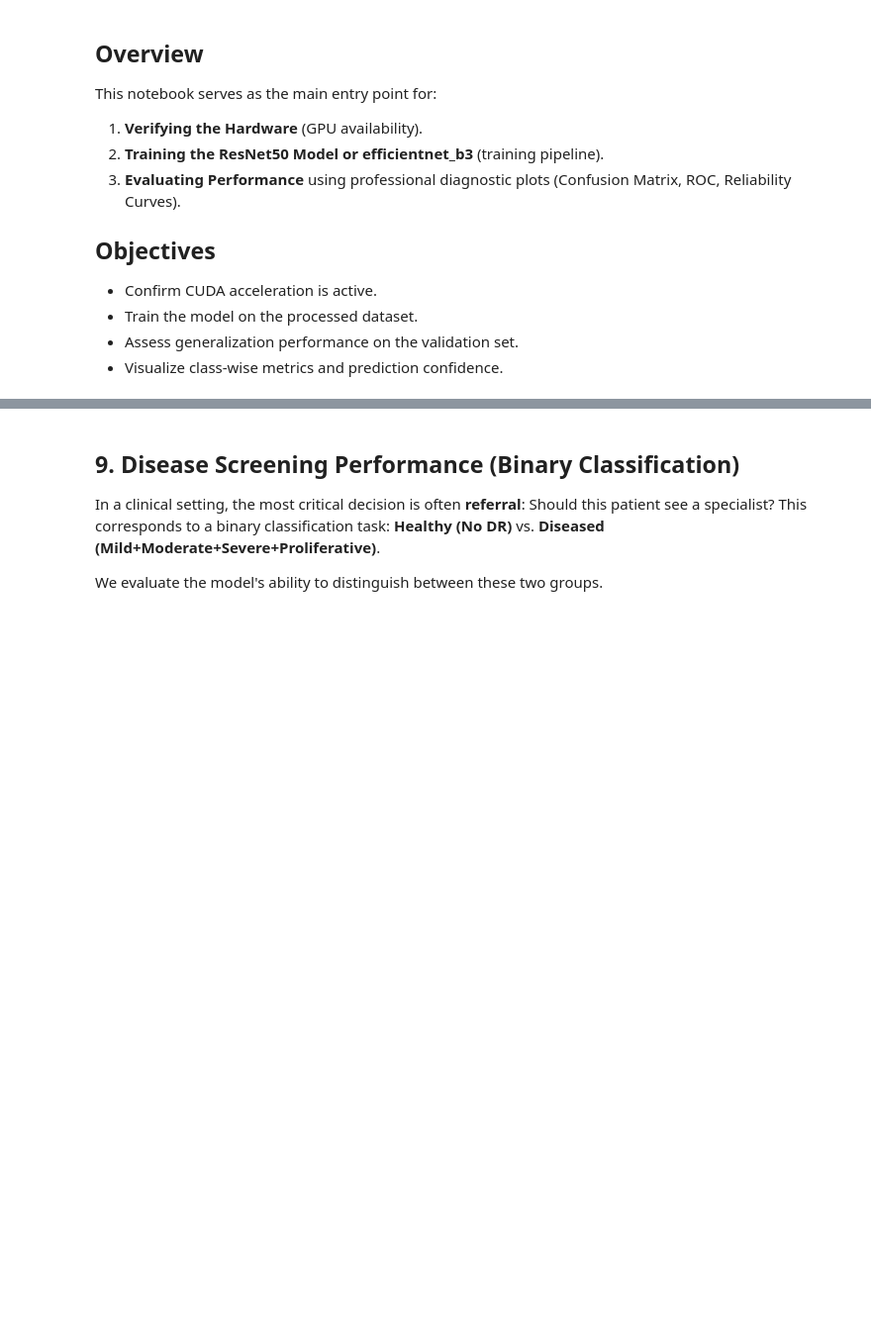
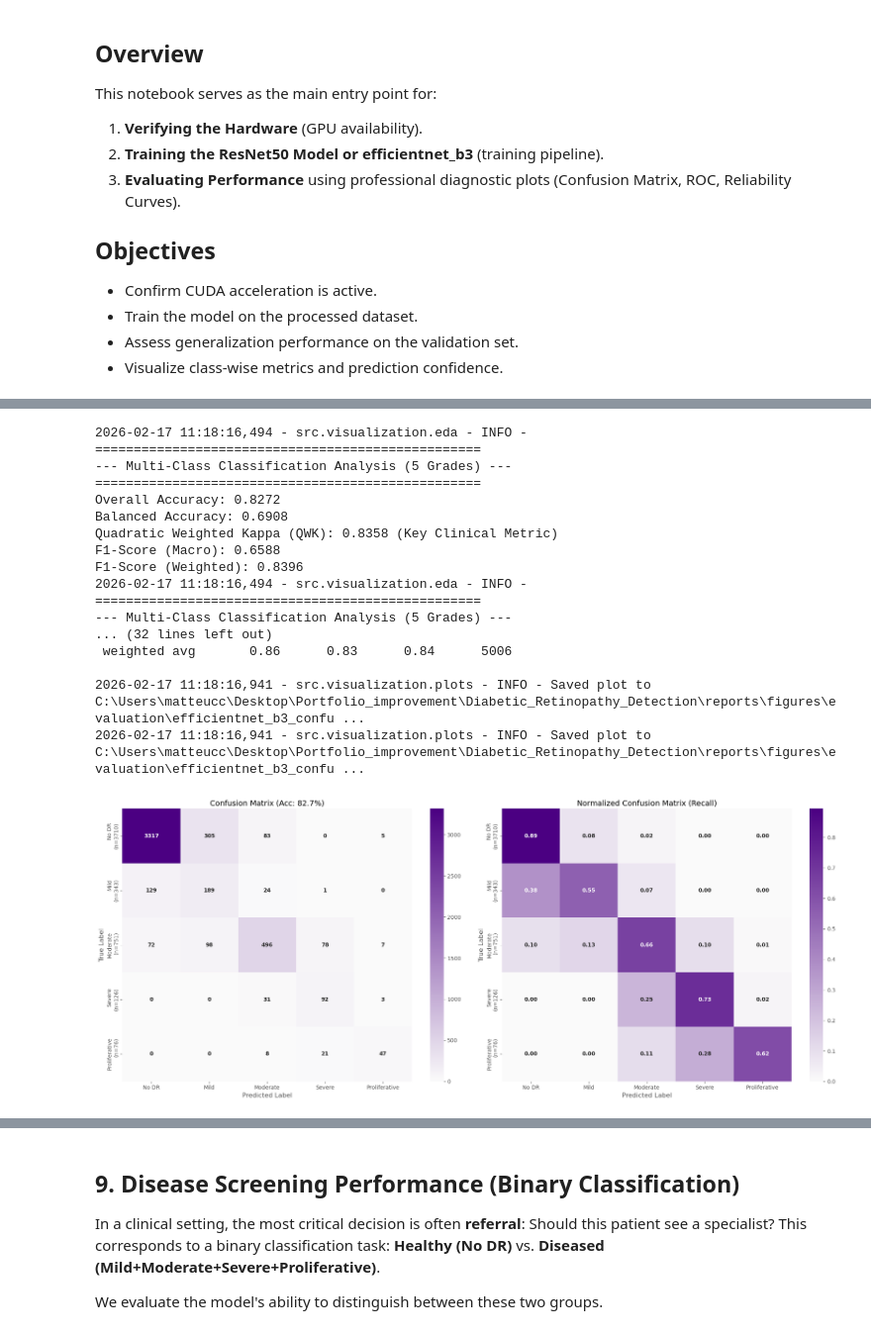
Before and after one commit to vanshgupta101106-droid/Diabetic_Retinopathy_Detection, a Jupyter notebook: notebooks/03_model_evaluation.ipynb, the cells around one changed output, grey strips where cells are left out. Shown at 99% size. Saved outputs shown, nothing was run; the diff lists cells and outputs as text; code cells hidden in the pictures; blank space fills up the shorter version.

```diff
--- a/notebooks/03_model_evaluation.ipynb
+++ b/notebooks/03_model_evaluation.ipynb
@@ -154,20 +190,40 @@ else:
 # %%
 # 5. Confusion Matrix & Detailed Metrics
 
 if PREDICTIONS_PATH.exists():
-    y_true = preds_df['true']
-    y_pred = preds_df['pred']
+    y_true = preds_df["true"]
+    y_pred = preds_df["pred"]
 
     # Print scalar metrics and classification report
     print_classification_summary(y_true, y_pred)
 
     # Confusion matrices (Count + Normalized)
     plot_confusion_matrix_pair(
-        y_true, y_pred,
+        y_true,
+        y_pred,
         title_prefix=f"{MODEL_NAME}_",
         save_folder="evaluation",
     )
     plt.show()
+# %% [output]
+2026-02-17 11:18:16,494 - src.visualization.eda - INFO -
+==================================================
+--- Multi-Class Classification Analysis (5 Grades) ---
+==================================================
+Overall Accuracy: 0.8272
+Balanced Accuracy: 0.6908
+Quadratic Weighted Kappa (QWK): 0.8358 (Key Clinical Metric)
+F1-Score (Macro): 0.6588
+F1-Score (Weighted): 0.8396
+2026-02-17 11:18:16,494 - src.visualization.eda - INFO -
+==================================================
+--- Multi-Class Classification Analysis (5 Grades) ---
+... (32 lines left out)
+ weighted avg       0.86      0.83      0.84      5006
+
+2026-02-17 11:18:16,941 - src.visualization.plots - INFO - Saved plot to C:\Users\matteucc\Desktop\Portfolio_improvement\Diabetic_Retinopathy_Detection\reports\figures\evaluation\efficientnet_b3_confu ...
+2026-02-17 11:18:16,941 - src.visualization.plots - INFO - Saved plot to C:\Users\matteucc\Desktop\Portfolio_improvement\Diabetic_Retinopathy_Detection\reports\figures\evaluation\efficientnet_b3_confu ...
+[figure, added]
 # %%
 # 6. Diagnostic Panel (Confusion Matrix & ROC)
 
```
Also changed, not shown: parts of 10 cells of this notebook, 15 other files.
